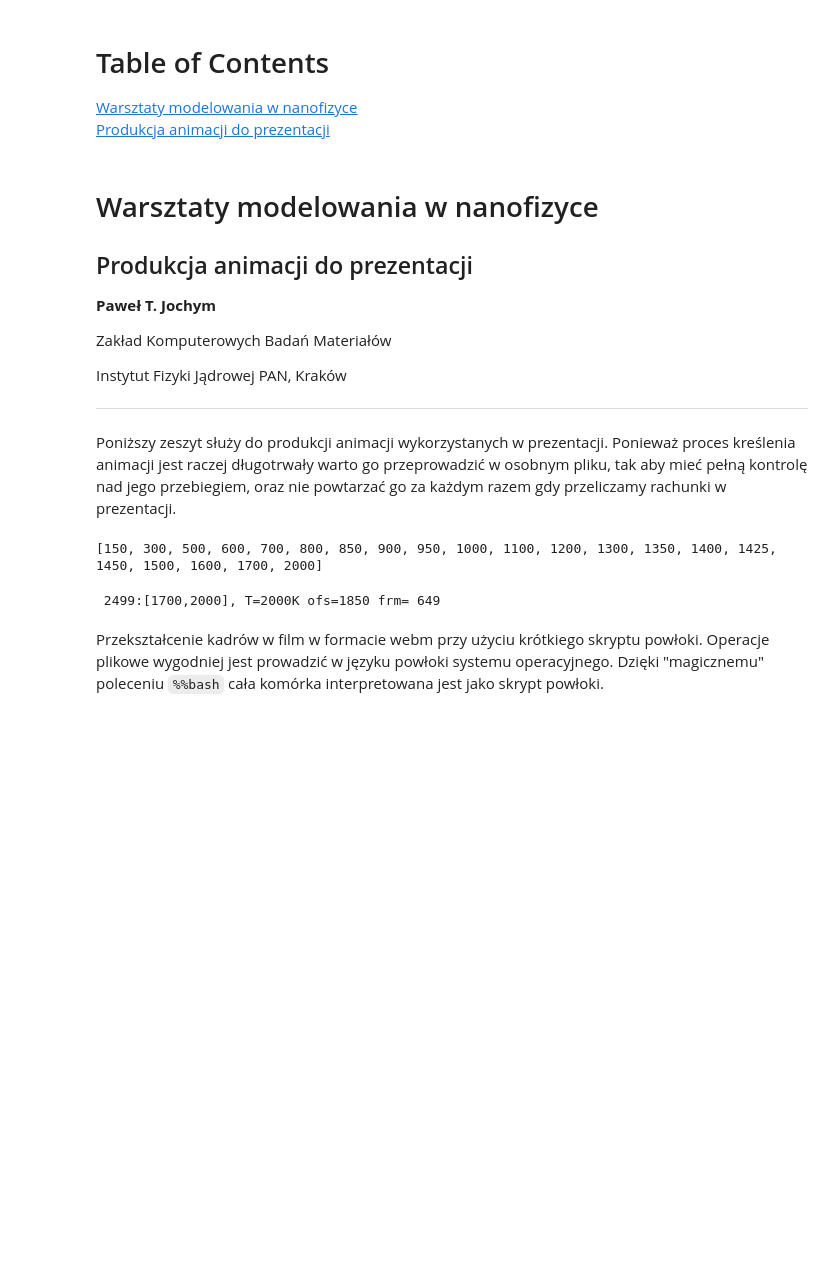
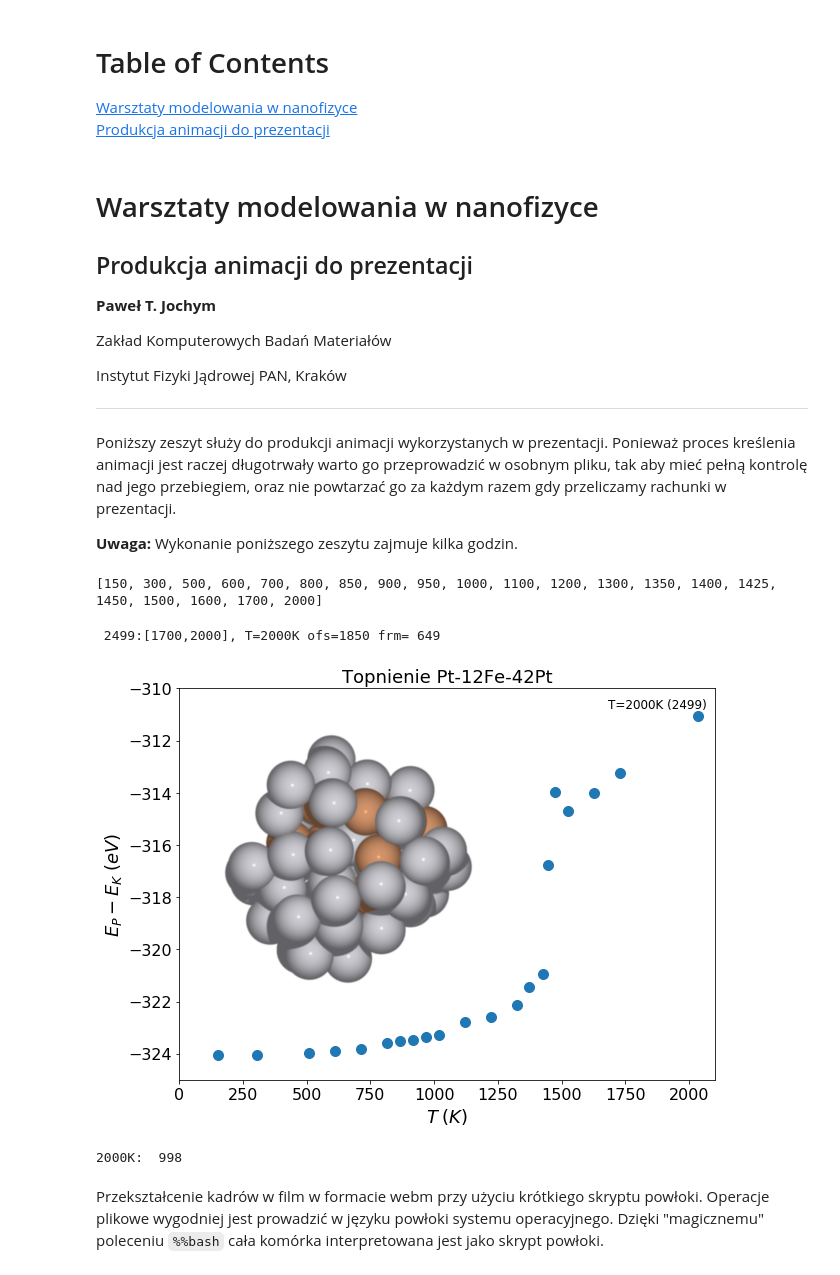
Before and after one commit to jochym/abinitio-workshop, a Jupyter notebook: notebooks/Animacje.ipynb, the cells around one changed output. Saved outputs shown, nothing was run; the diff lists cells and outputs as text; code cells hidden in the pictures; blank space fills up the shorter version.

```diff
--- a/notebooks/Animacje.ipynb
+++ b/notebooks/Animacje.ipynb
@@ -15,6 +15,8 @@ Instytut Fizyki Jądrowej PAN, Kraków
 ----
 
 Poniższy zeszyt służy do produkcji animacji wykorzystanych w prezentacji. Ponieważ proces kreślenia animacji jest raczej długotrwały warto go przeprowadzić w osobnym pliku, tak aby mieć pełną kontrolę nad jego przebiegiem, oraz nie powtarzać go za każdym razem gdy przeliczamy rachunki w prezentacji.
+
+**Uwaga:** Wykonanie poniższego zeszytu zajmuje kilka godzin.
 # %%
 # Import potrzebnych modułów
 %matplotlib inline
@@ -114,51 +116,61 @@ mpl.rc('ytick', labelsize=16)
 
 imgdir='img/'
 
-def paint_frame(idx):
-    fig,ax=plt.subplots(figsize=(9.6,7.2))
-    iax=plt.axes([0.12,0.3,0.5,0.5])
+def paint_frame(idx, fig, ax, iax):
+    if fig is None:
+        fig,ax=plt.subplots(figsize=(9.6,7.2))
+        iax=plt.axes([0.12,0.3,0.5,0.5])
+
+    else :
+        #fig.clf()
+        ax.cla()
+        iax.cla()
+
     iax.axis('off')
-
     ax.set_xlim(0,2100)
     ax.set_xlabel('$T \; (K)$', fontsize=18)
     ax.set_ylabel('$E_P - E_K \; (eV)$', fontsize=18)
     ax.set_ylim(-325,-310)
     ax.set_title('Topnienie Pt-12Fe-42Pt',fontsize=18)
 
-    edots,=ax.plot([],[],'go',ms=10)
+    edots,=ax.plot([],[],'o',ms=10)
 
     vl=ax.axvline(0,ymax=0.05,ls=':')
     lbl=ax.text(0.8,0.95,'T=',fontsize=12,transform=ax.transAxes)
 
     i=idx
     Tidx=abs(array(sorted(md))-i).argmin()
     T=sorted(md)[Tidx]
     if Tidx :
         Tp=sorted(md)[Tidx-1]
     else :
         Tp=-T
     trj=md[T]
     ofs=int((T+Tp)/2)
     edots.set_data(dat[:Tidx+1,0],dat[:Tidx+1,1])
     vl.set_xdata([i])
 
     lbl.set_text('T=%4dK (%4d)' % (T,idx))
     a=recenter(trj[1][i-ofs+200])
     print('\r %4d:[%4d,%4d], T=%4dK ofs=%4d frm=%4d' % (idx,Tp,T,T,ofs,i-ofs),end='')
     sys.stdout.flush()
     ase.io.write(imgdir+'md.pov', a, canvas_height=720,
             show_unit_cell=0, rotation='%.1fy,15x' % (i/4,),
             background='White', run_povray=True )
     iax.imshow(plt.imread(imgdir+'md.png'),
                aspect='equal',interpolation='bicubic', animated=True);
-    return fig
+    del a
+    return fig,ax,iax
 
+fig=None
+ax=None
+iax=None
 for i in range(700,2500):
-    fig=paint_frame(i)
-    fig.savefig(imgdir+'anim_e_%04d.png' % i,dpi=100)
-    plt.close(fig)
+    fig, ax, iax=paint_frame(i, fig, ax, iax)
+    fig.savefig(imgdir+'anim_e_%04d.png' % i-700,dpi=100)
 # %% [output]
  2499:[1700,2000], T=2000K ofs=1850 frm= 649
+[figure, added]
 # %%
 # Produkcja kadrów animacji nanocząstek o różnej temperaturze
 
@@ -170,6 +182,8 @@ for T in [150, 500, 1000, 1450, 2000]:
         ase.io.write('img/T%04d/md_T%04d_%04d.pov' % (T,T,i), c, canvas_height=720,
                 show_unit_cell=0, rotation='%.1fy,15x' % (i/4,),
                 background='White', run_povray=True )
+# %% [output]
+2000K:  998
 # %% [markdown]
 Przekształcenie kadrów w film w formacie webm przy użyciu krótkiego skryptu
 powłoki. Operacje plikowe wygodniej jest prowadzić w języku powłoki systemu
```
Also changed, not shown: parts of 1 cell of this notebook, 6 other files.
